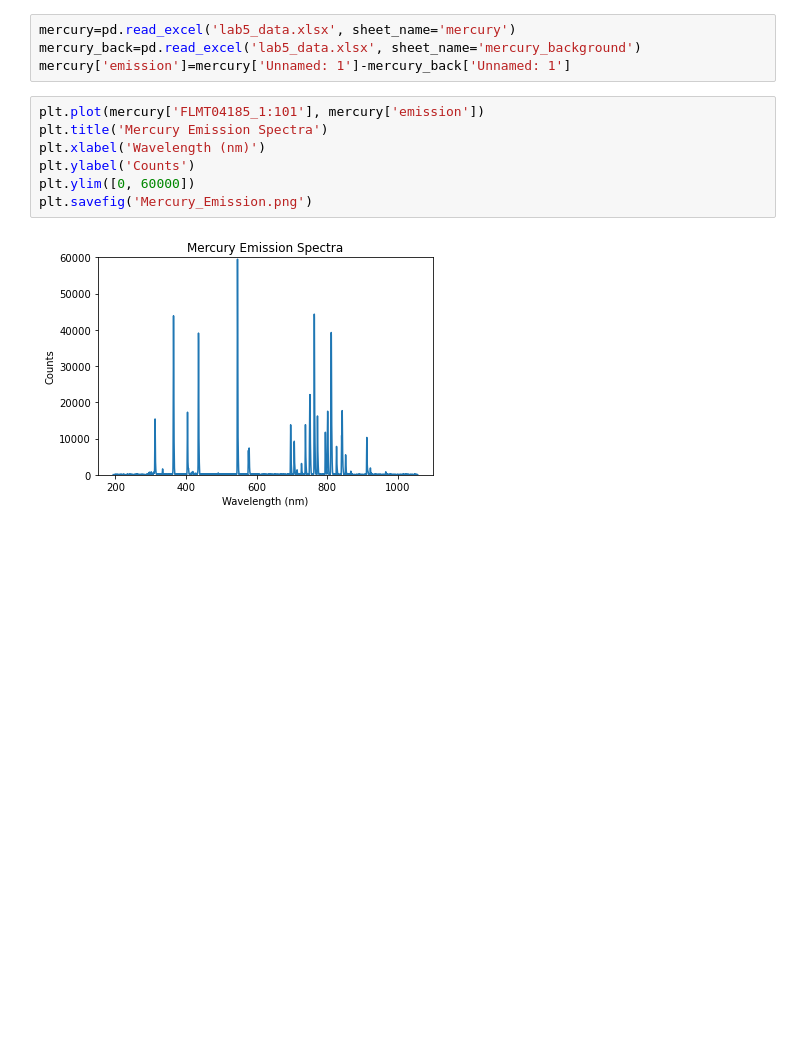
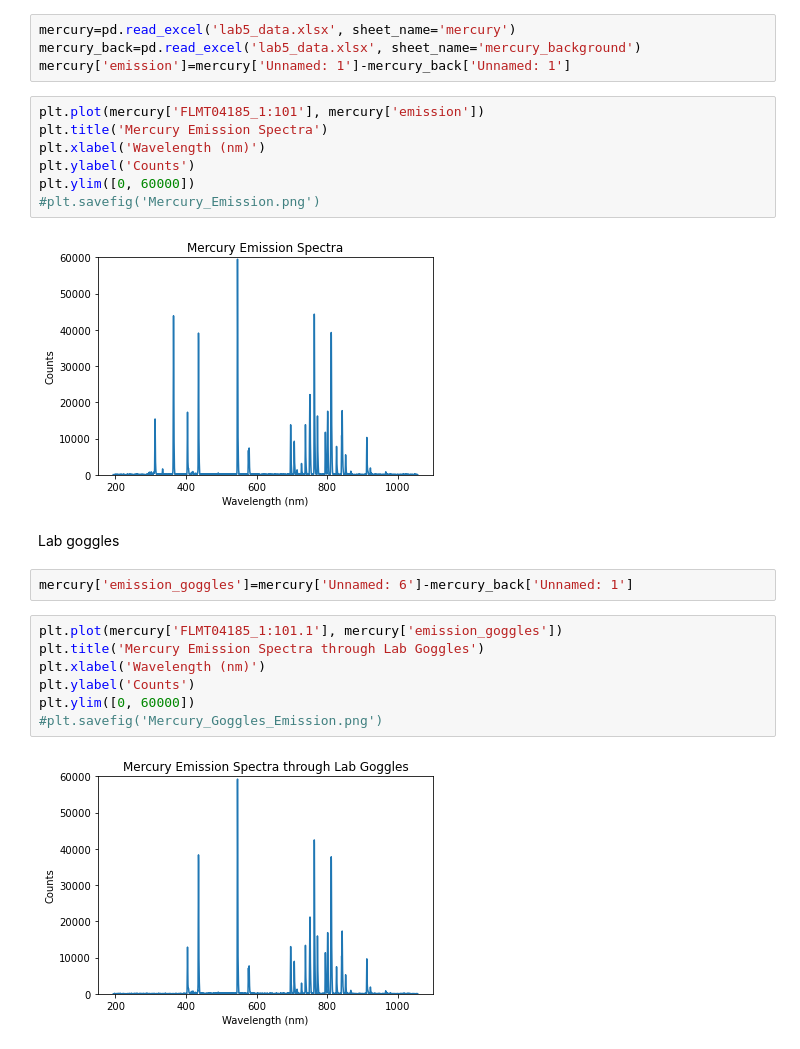
Before and after one commit to RandyChen233/AE460-aerodynamics-propulsion-Lab, a Jupyter notebook: lab5/Data Processing.ipynb, the cells around one changed output. Cells and saved outputs as stored; diff of their text form; blank space fills up the shorter version.

```diff
--- a/lab5/Data Processing.ipynb
+++ b/lab5/Data Processing.ipynb
@@ -134,6 +134,19 @@ plt.title('Mercury Emission Spectra')
 plt.xlabel('Wavelength (nm)')
 plt.ylabel('Counts')
 plt.ylim([0, 60000])
-plt.savefig('Mercury_Emission.png')
+#plt.savefig('Mercury_Emission.png')
 # %% [output]
 [figure]
+# %% [markdown]
+Lab goggles
+# %%
+mercury['emission_goggles']=mercury['Unnamed: 6']-mercury_back['Unnamed: 1']
+# %%
+plt.plot(mercury['FLMT04185_1:101.1'], mercury['emission_goggles'])
+plt.title('Mercury Emission Spectra through Lab Goggles')
+plt.xlabel('Wavelength (nm)')
+plt.ylabel('Counts')
+plt.ylim([0, 60000])
+#plt.savefig('Mercury_Goggles_Emission.png')
+# %% [output]
+[figure, added]
```
Also changed, not shown: parts of 8 cells of this notebook, 1 other file.
